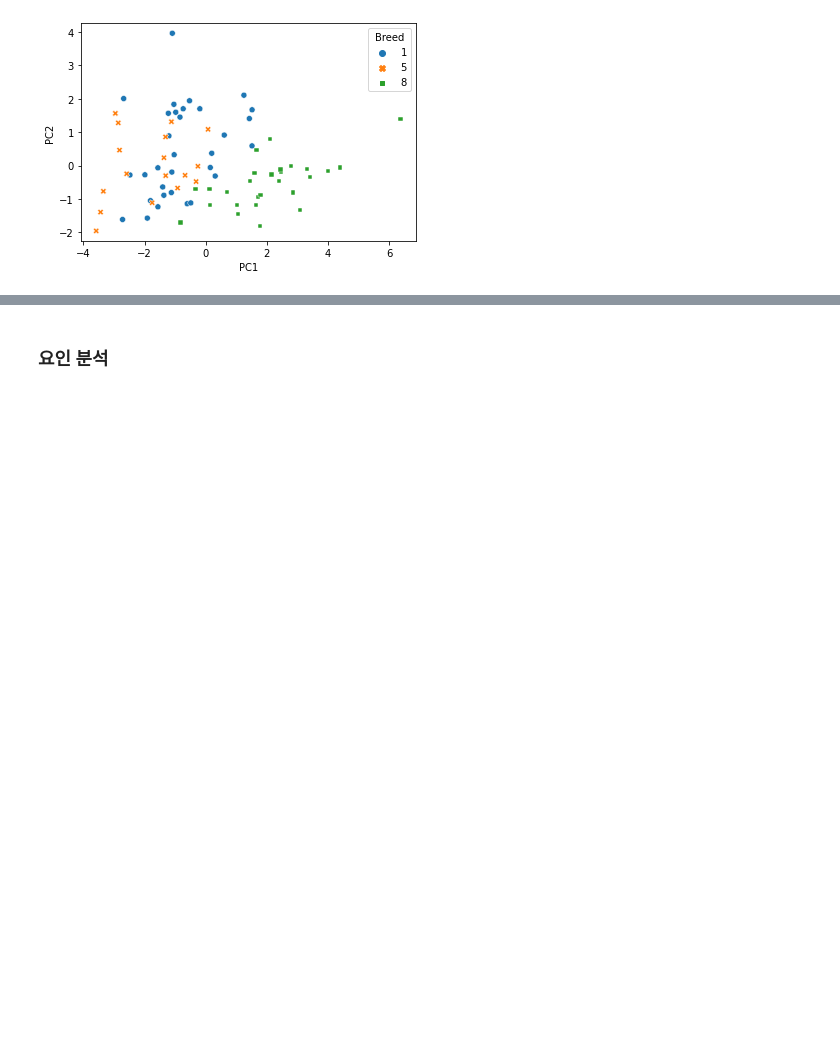
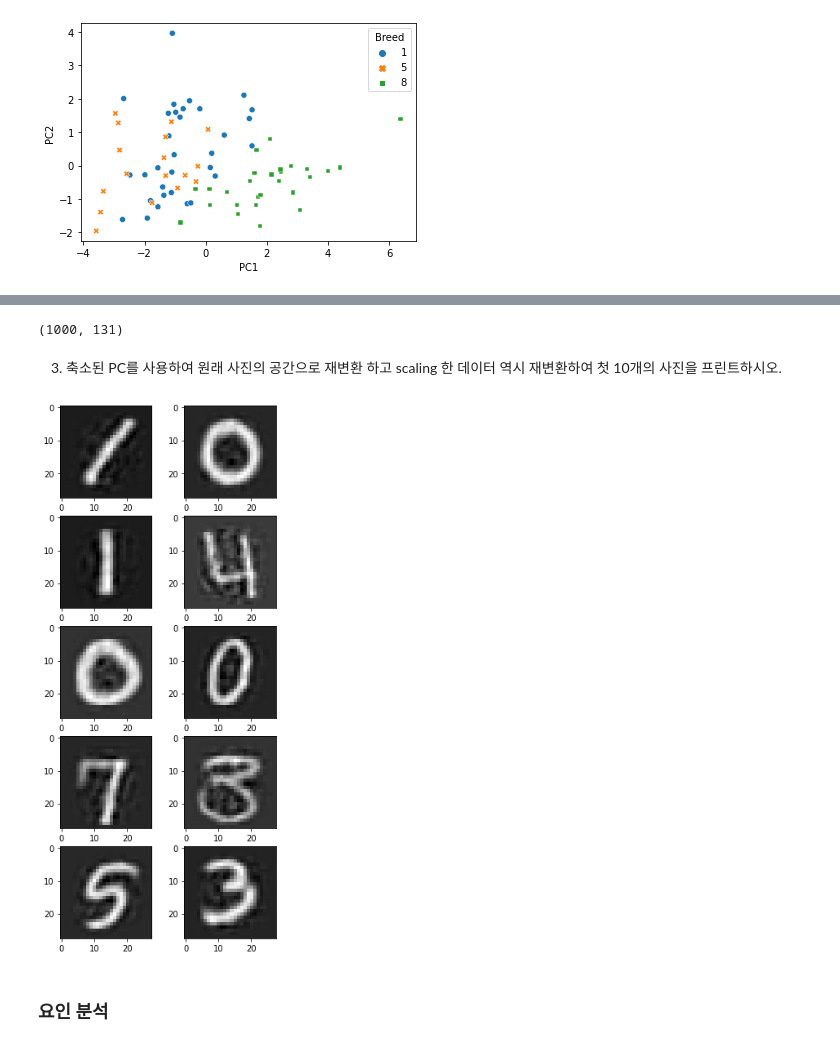
Before and after one commit to luckyspia/TIL, a Jupyter notebook: Statisic_Analysis/05.Dimension Reduction.ipynb, the cells around one changed output, grey strips where cells are left out. Drawn from its saved outputs; the diff is of its cells as text; code cells hidden in the pictures; blank space fills up the shorter version.

```diff
--- a/Statisic_Analysis/05.Dimension Reduction.ipynb
+++ b/Statisic_Analysis/05.Dimension Reduction.ipynb
@@ -521,0 +582,3 @@ plt.show()
+# %%
+pca_face = PCA(n_components=0.9).fit(im_train2_scale)
+np.cumsum(pca_face.explained_variance_ratio_)
@@ -522,3 +603,22 @@ plt.show()
+# %%
+X_reduced = pca_face.transform(im_train2_scale)
+# %%
+X_reduced.shape # y
+# %% [output]
+(1000, 131)
+# %% [markdown]
+3. 축소된 PC를 사용하여 원래 사진의  공간으로 재변환 하고 scaling 한 데이터 역시 재변환하여 첫 10개의 사진을 프린트하시오.
+# %%
+X_reconstr = pca_face.inverse_transform(X_reduced)
+# %%
+im_train2_reconstr = face_scaler.inverse_transform(X_reconstr)
+# %%
+plt.figure(figsize=(5,12))
+for i in range(10):
+    plt.subplot(5,2,i+1)
+    plt.imshow(np.flip(im_train2_reconstr[i,:].reshape(28, 28), axis=0), cmap="gray")
+# %% [output]
+[figure, added]
 # %% [markdown]
 ### 요인 분석
 # %%
```
Also changed, not shown: parts of 10 cells of this notebook.
